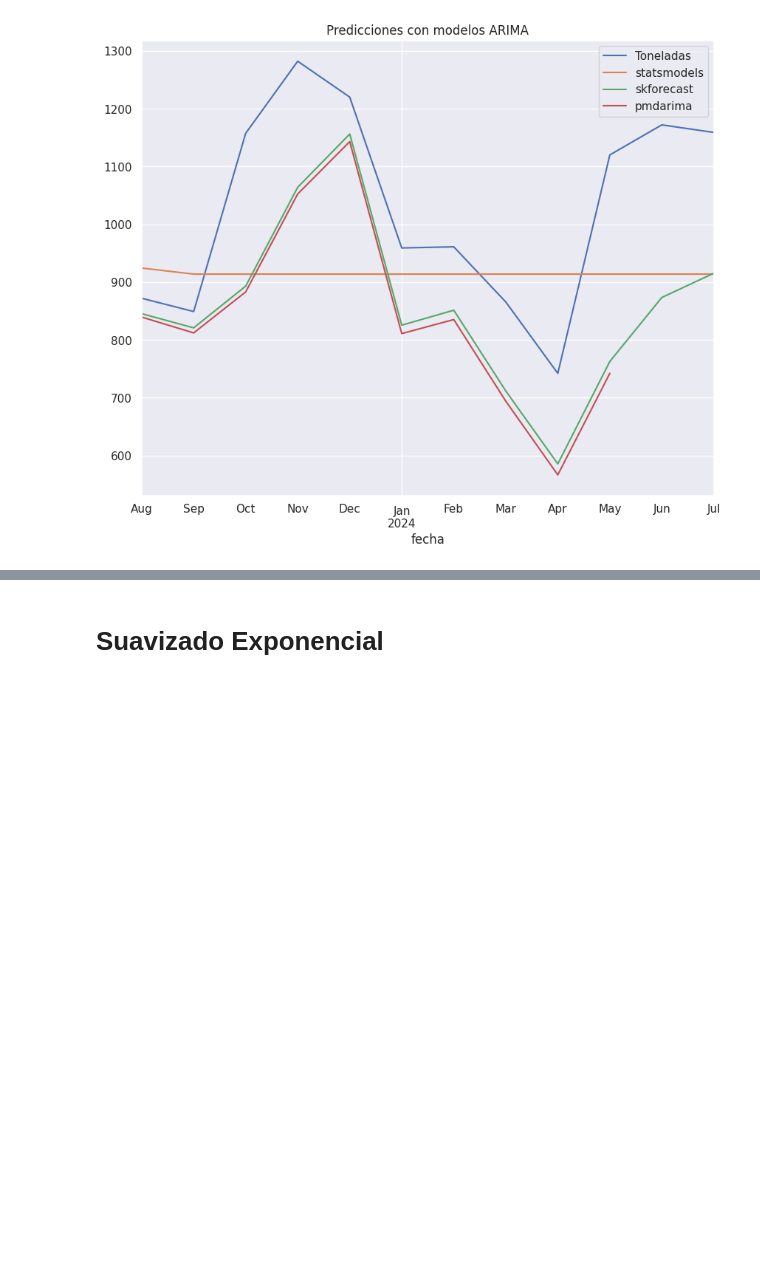
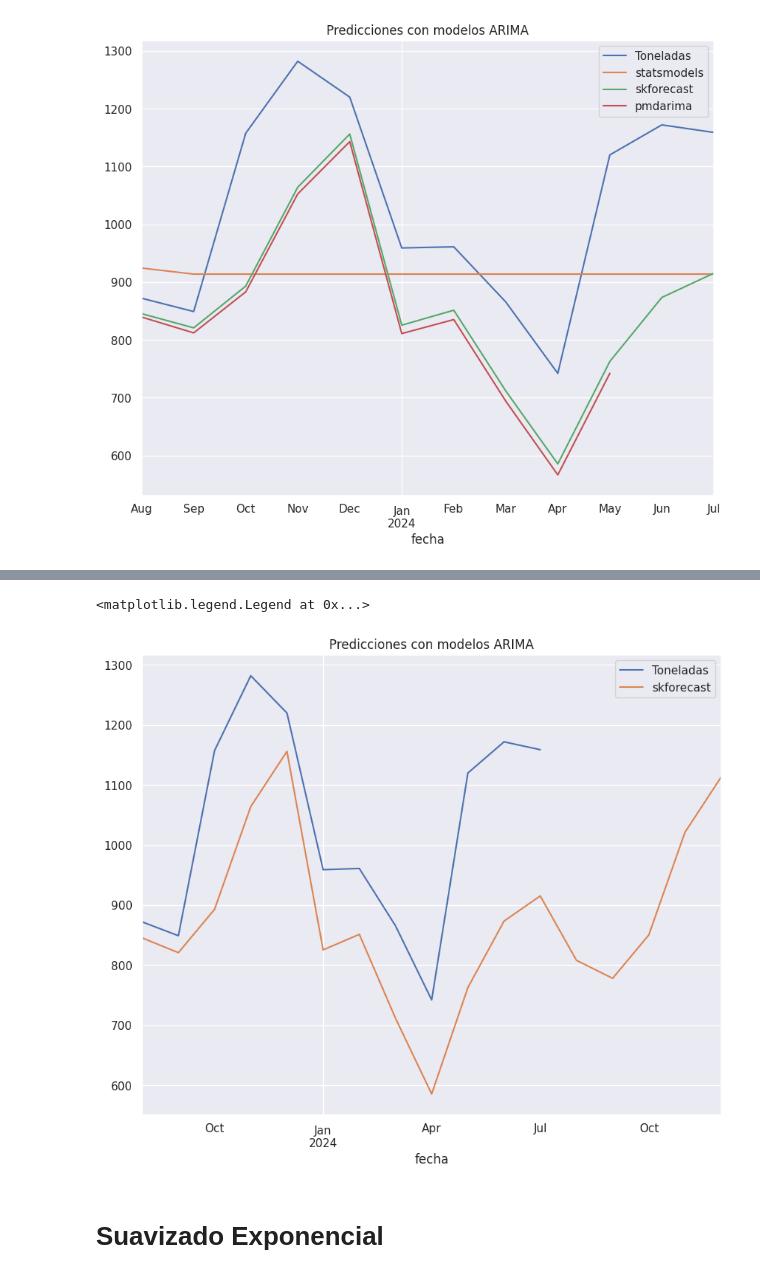
Before and after one commit to LordOnion88/MAD, a Jupyter notebook: Series de Tiempo/Predicciones produccion de cafe/Produccion de cafe.ipynb, the cells around one changed output, grey strips where cells are left out. Cells and saved outputs as stored; diff of their text form; code cells hidden in the pictures; blank space fills up the shorter version.

```diff
--- a/Series de Tiempo/Predicciones produccion de cafe/Produccion de cafe.ipynb
+++ b/Series de Tiempo/Predicciones produccion de cafe/Produccion de cafe.ipynb
@@ -405,0 +434,4 @@ ax.legend()
+# %%
+Pr_skforecast1 = Pr_skforecast.copy()
+Pr_skforecast1 = modelo_SK.predict(steps=17)
+print(Pr_skforecast1)
@@ -406,3 +457,14 @@ ax.legend()
+# %%
+fig, ax = plt.subplots(figsize=(10 , 8))
+
+Prueba_df.plot(ax=ax,label='Prueba')
+Pr_skforecast1.columns = ['skforecast']
+Pr_skforecast1.plot(ax=ax, label='skforecast')
+ax.set_title('Predicciones con modelos ARIMA')
+ax.legend()
+# %% [output]
+<matplotlib.legend.Legend at 0x...>
+[figure, added]
 # %% [markdown]
 # Suavizado Exponencial
 # %%
```
Also changed, not shown: parts of 14 cells of this notebook.
